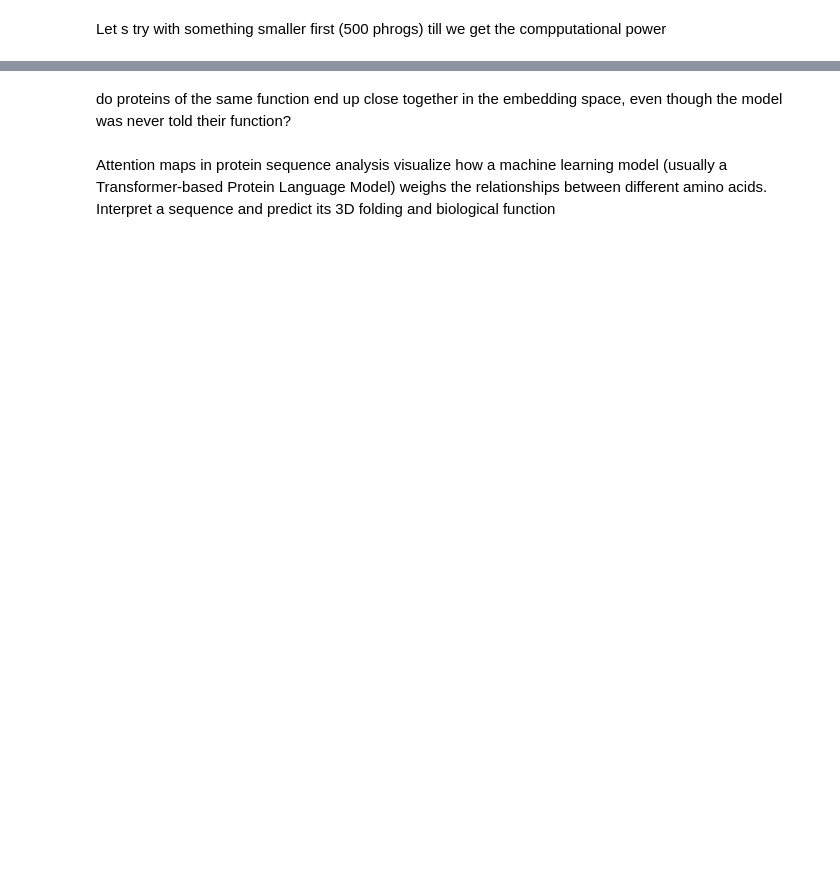
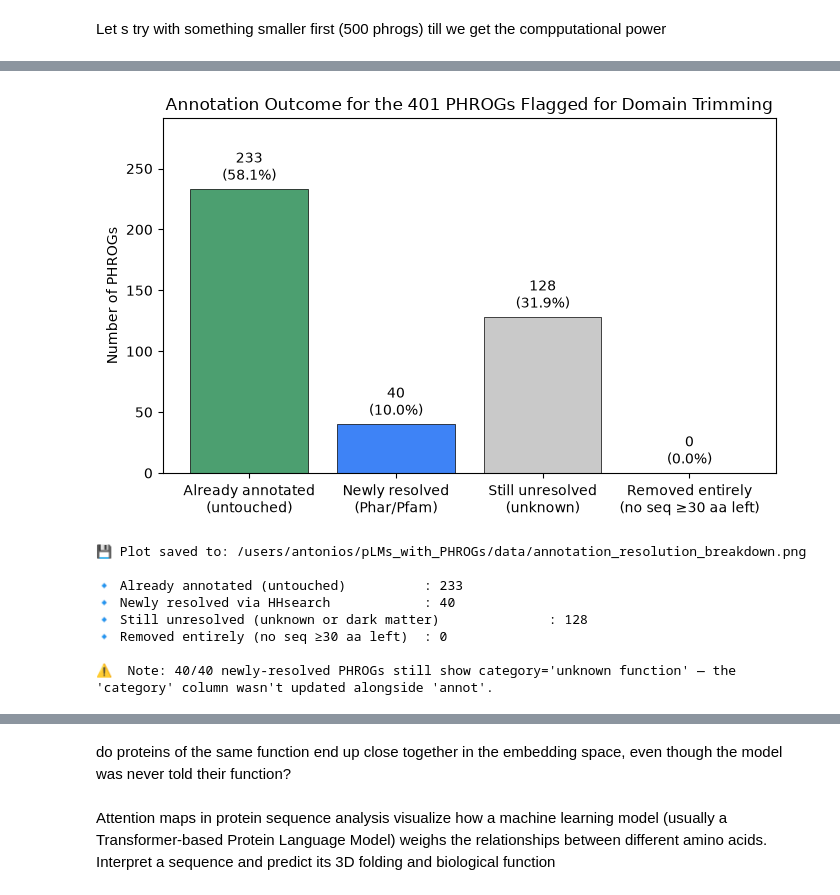
Before and after one commit to AntoniosOtapasidis/pLMs_with_PHROGs, a Jupyter notebook: embedding_work.ipynb, the cells around one changed output, grey strips where cells are left out. Drawn from its saved outputs; the diff is of its cells as text; code cells hidden in the pictures; blank space fills up the shorter version.

```diff
--- a/embedding_work.ipynb
+++ b/embedding_work.ipynb
@@ -180,0 +767,60 @@ Total sequences: 6668
+# %%
+import matplotlib.pyplot as plt
+
+with open(need_domains_path, "r") as f:
+    target_phrog_ids = {int(line.strip()) for line in f if line.strip()}
+
+sub = annot_df[annot_df["phrog"].isin(target_phrog_ids)].copy()
+removed_ids = target_phrog_ids - set(annot_df["phrog"])
+
+resolved_mask = sub["annot"].astype(str).str.startswith("Phar/Pfam:")
+nan_mask = sub["annot"].isna()
+already_mask = ~resolved_mask & ~nan_mask
+
+categories = [
+    "Already annotated\n(untouched)",
+    "Newly resolved\n(Phar/Pfam)",
+    "Still unresolved\n(unknown)",
+    "Removed entirely\n(no seq \u226530 aa left)",
+]
+counts = [already_mask.sum(), resolved_mask.sum(), nan_mask.sum(), len(removed_ids)]
+colors = ["#4c9f70", "#3e83f6", "#c9c9c9", "#e05252"]
+total = sum(counts)
+
+fig, ax = plt.subplots(figsize=(7, 4.5))
+bars = ax.bar(categories, counts, color=colors, edgecolor="black", linewidth=0.5)
+for bar, count in zip(bars, counts):
+    pct = 100 * count / total
+    ax.text(bar.get_x() + bar.get_width() / 2, bar.get_height() + total * 0.01,
+             f"{count}\n({pct:.1f}%)", ha="center", va="bottom", fontsize=10)
+
+ax.set_ylabel("Number of PHROGs")
+ax.set_title(f"Annotation Outcome for the {total} PHROGs Flagged for Domain Trimming")
+ax.set_ylim(0, max(counts) * 1.25)
+plt.tight_layout()
+
+plot_output = base_dir / "annotation_resolution_breakdown.png"
+plt.savefig(plot_output, dpi=300, bbox_inches="tight")
+plt.show()
+
+print(f"💾 Plot saved to: {plot_output}")
+print()
+print(f"🔹 Already annotated (untouched)          : {already_mask.sum()}")
+print(f"🔹 Newly resolved via HHsearch            : {resolved_mask.sum()}")
+print(f"🔹 Still unresolved (unknown or dark matter)              : {nan_mask.sum()}")
+print(f"🔹 Removed entirely (no seq \u226530 aa left)  : {len(removed_ids)}")
+
+still_unknown_category = sub.loc[resolved_mask, "category"].eq("unknown function").sum()
+print()
+print(f"⚠️  Note: {still_unknown_category}/{resolved_mask.sum()} newly-resolved PHROGs still show "
+      f"category='unknown function' — the 'category' column wasn't updated alongside 'annot'.")
+# %% [output]
+[figure, added]
+💾 Plot saved to: /users/antonios/pLMs_with_PHROGs/data/annotation_resolution_breakdown.png
+
+🔹 Already annotated (untouched)          : 233
+🔹 Newly resolved via HHsearch            : 40
+🔹 Still unresolved (unknown or dark matter)              : 128
+🔹 Removed entirely (no seq ≥30 aa left)  : 0
+
+⚠️  Note: 40/40 newly-resolved PHROGs still show category='unknown function' — the 'category' column wasn't updated alongside 'annot'.
```
Also changed, not shown: parts of 68 cells of this notebook, 2 other files.
